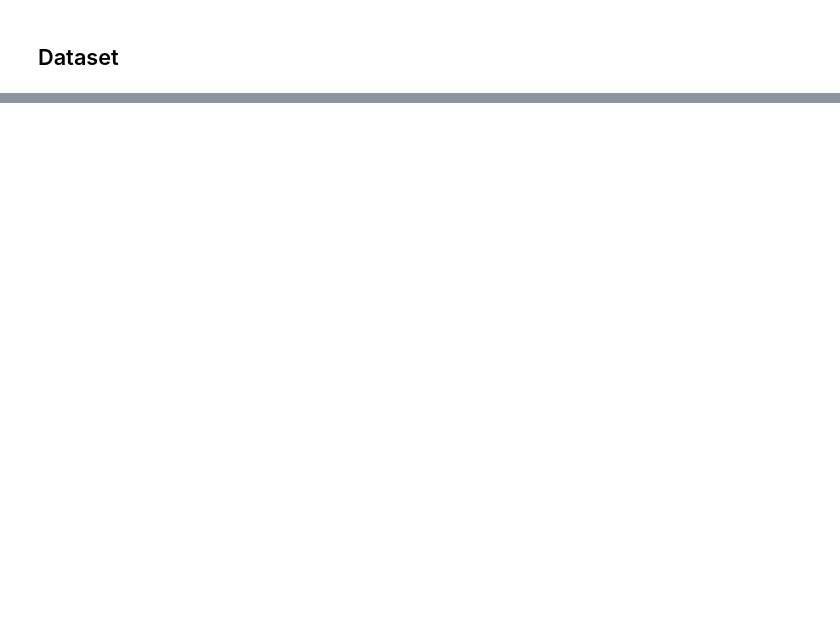
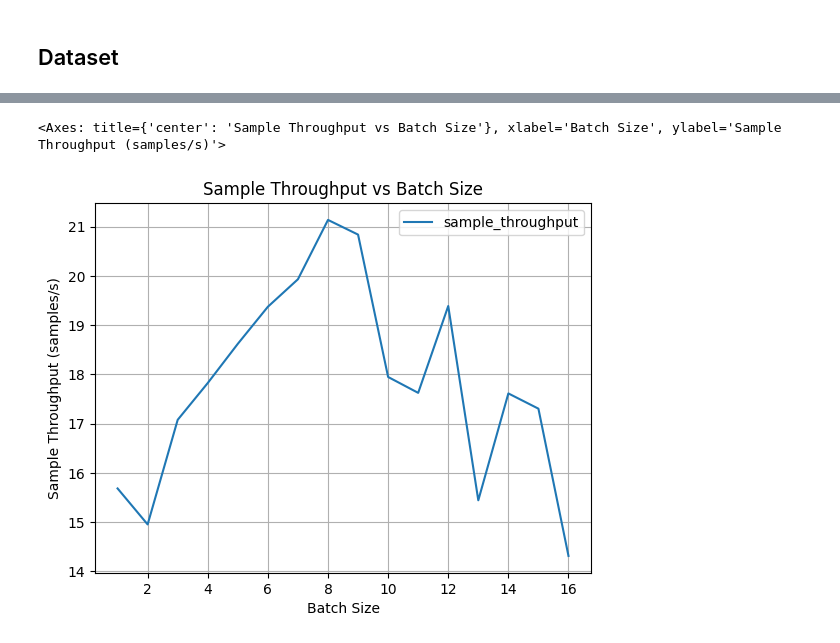
Before and after one commit to liu-qilong/urssm-replicate, a Jupyter notebook: notebook/prototype/urssm-vectorized.ipynb, the cells around one changed output, grey strips where cells are left out. Cells and saved outputs as stored; diff of their text form; code cells hidden in the pictures; blank space fills up the shorter version.

Commit message:
urssm vectorized

```diff
--- a/notebook/prototype/urssm-vectorized.ipynb
+++ b/notebook/prototype/urssm-vectorized.ipynb
@@ -24,8 +31,8 @@ dataset = PairFaustDatasetFast(
     num_evecs=200,
     return_evecs=True,
     return_grad=True,
-    return_corr=True,
-    return_dist=True,
+    return_corr=False,
+    return_dist=False,
 )
 len(dataset)
 # %% [output]
@@ -36,16 +39,0 @@ Jupyter environment detected. Enabling Open3D WebVisualizer.
-# %%
-from tqdm import tqdm
-from src.utils.tensor import to_device
-from src.dataloader.shape_cor_batch import BatchShapePairDataLoader
-
-batch_loader = BatchShapePairDataLoader(
-    dataset=dataset,
-    batch_size=8,
-    shuffle=True,
-    num_workers=4,
-)
-
-for batch in tqdm(batch_loader, total=len(batch_loader)):
-    # pass
-    batch = to_device(batch, device)
-    break
@@ -57,0 +40,5 @@ import torch.nn.functional as F
+# %%
+from src.network.urssm import URSSM_vectorized
+
+network = URSSM_vectorized(opt=opt).to(device)
+network
@@ -57,0 +127,4 @@ import torch.nn.functional as F
+# %%
+import pandas as pd
+df = pd.DataFrame(log).set_index('batch_size')
+df
@@ -57,0 +150,11 @@ import torch.nn.functional as F
+# %%
+df['sample_throughput'].plot(
+    title='Sample Throughput vs Batch Size',
+    xlabel='Batch Size',
+    ylabel='Sample Throughput (samples/s)',
+    grid=True,
+    legend=True
+)
+# %% [output]
+<Axes: title={'center': 'Sample Throughput vs Batch Size'}, xlabel='Batch Size', ylabel='Sample Throughput (samples/s)'>
+[figure, added]
```
Also changed, not shown: parts of 10 cells of this notebook, 14 other files.
